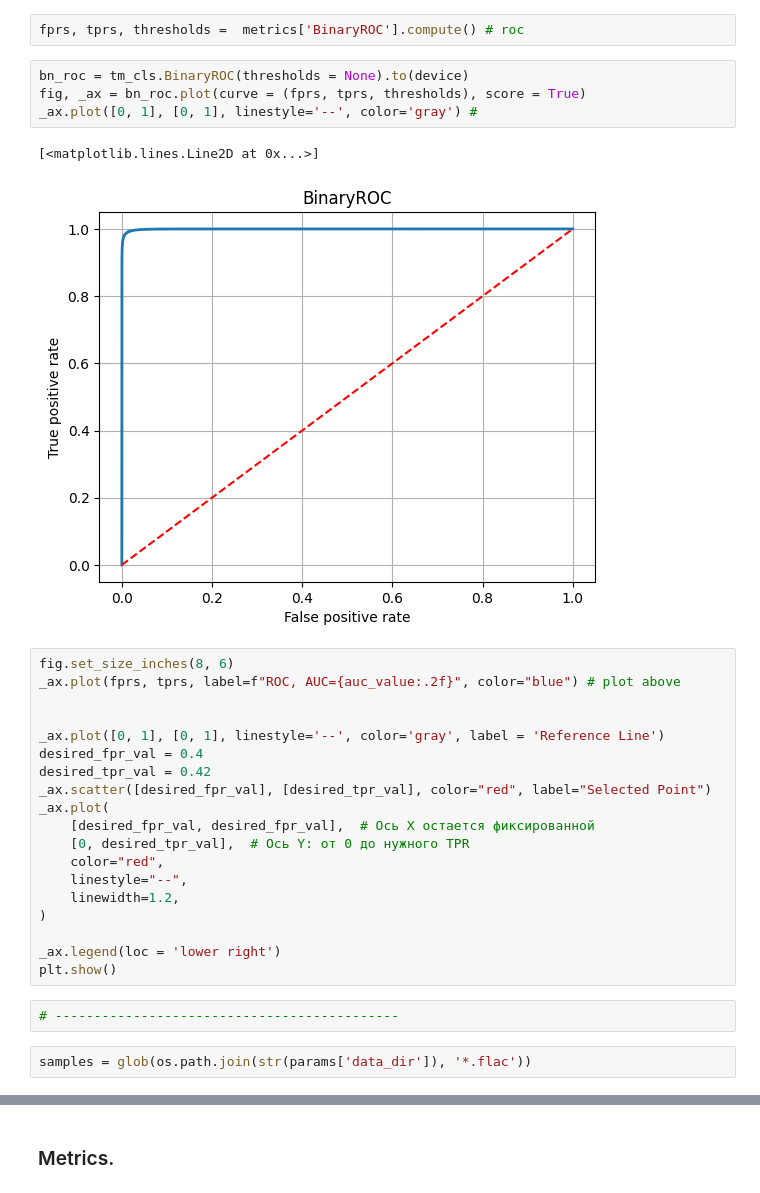
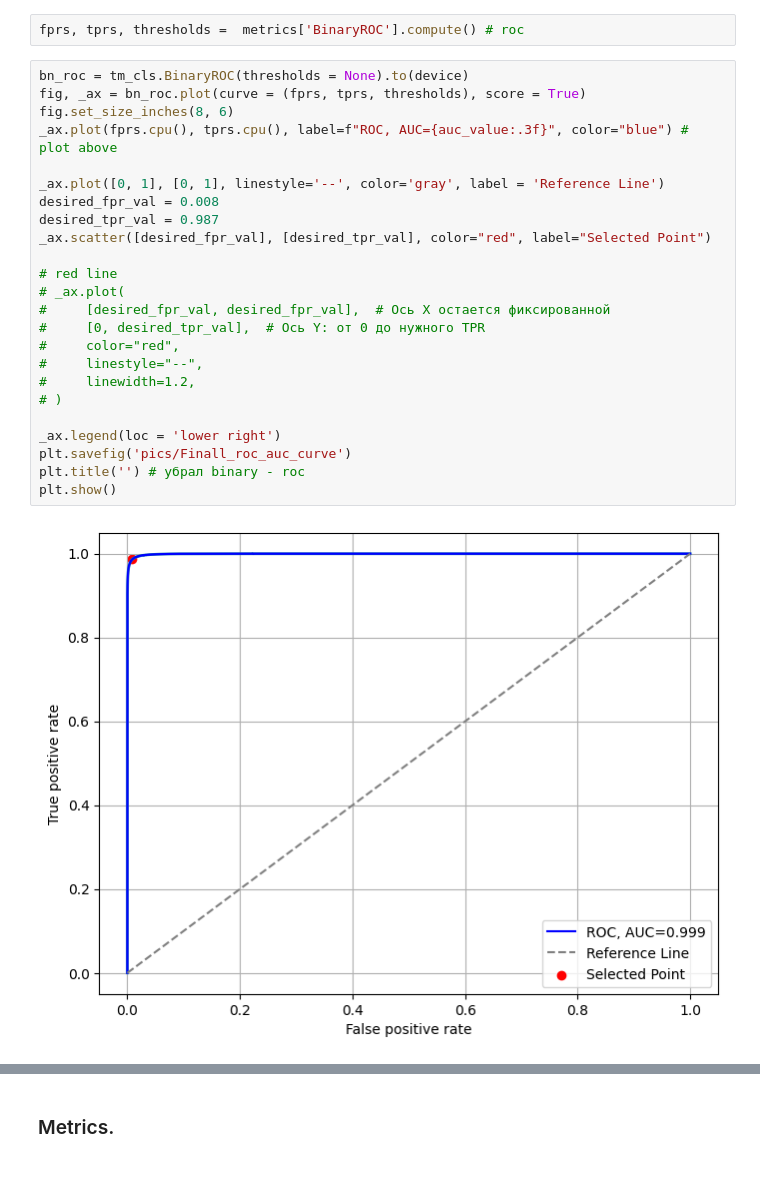
Before and after one commit to SBerik/VoiceDetectionForKazakhSpeech, a Jupyter notebook: evaluation.ipynb, the cells around one changed output, grey strips where cells are left out. Cells and saved outputs as stored; diff of their text form.

```diff
--- a/evaluation.ipynb
+++ b/evaluation.ipynb
@@ -122,33 +67,29 @@ print('AUC: ', auc_value) # auc
 AUC:  0.9994974136352539
 # %%
 fprs, tprs, thresholds =  metrics['BinaryROC'].compute() # roc
-# %%
-bn_roc = tm_cls.BinaryROC(thresholds = None).to(device)
-fig, _ax = bn_roc.plot(curve = (fprs, tprs, thresholds), score = True)
-_ax.plot([0, 1], [0, 1], linestyle='--', color='gray') #
-# %% [output]
-[<matplotlib.lines.Line2D at 0x...>]
-[figure, removed]
 # %%
+bn_roc = tm_cls.BinaryROC(thresholds = None).to(device)
+fig, _ax = bn_roc.plot(curve = (fprs, tprs, thresholds), score = True)
 fig.set_size_inches(8, 6)
-_ax.plot(fprs, tprs, label=f"ROC, AUC={auc_value:.2f}", color="blue") # plot above
-
+_ax.plot(fprs.cpu(), tprs.cpu(), label=f"ROC, AUC={auc_value:.3f}", color="blue") # plot above
 
 _ax.plot([0, 1], [0, 1], linestyle='--', color='gray', label = 'Reference Line')
-desired_fpr_val = 0.4
-desired_tpr_val = 0.42
+desired_fpr_val = 0.008
+desired_tpr_val = 0.987
 _ax.scatter([desired_fpr_val], [desired_tpr_val], color="red", label="Selected Point")
-_ax.plot(
-    [desired_fpr_val, desired_fpr_val],  # Ось X остается фиксированной
-    [0, desired_tpr_val],  # Ось Y: от 0 до нужного TPR
-    color="red",
-    linestyle="--",
-    linewidth=1.2,
-)
+
+# red line
+# _ax.plot(
+#     [desired_fpr_val, desired_fpr_val],  # Ось X остается фиксированной
+#     [0, desired_tpr_val],  # Ось Y: от 0 до нужного TPR
+#     color="red",
+#     linestyle="--",
+#     linewidth=1.2,
+# )
 
 _ax.legend(loc = 'lower right')
+plt.savefig('pics/Finall_roc_auc_curve')
+plt.title('') # убрал binary - roc
 plt.show()
+# %% [output]
+[figure, added]
-# %%
-# --------------------------------------------
-# %%
-samples = glob(os.path.join(str(params['data_dir']), '*.flac'))
```
Also changed, not shown: parts of 40 cells of this notebook, 1 other file.
